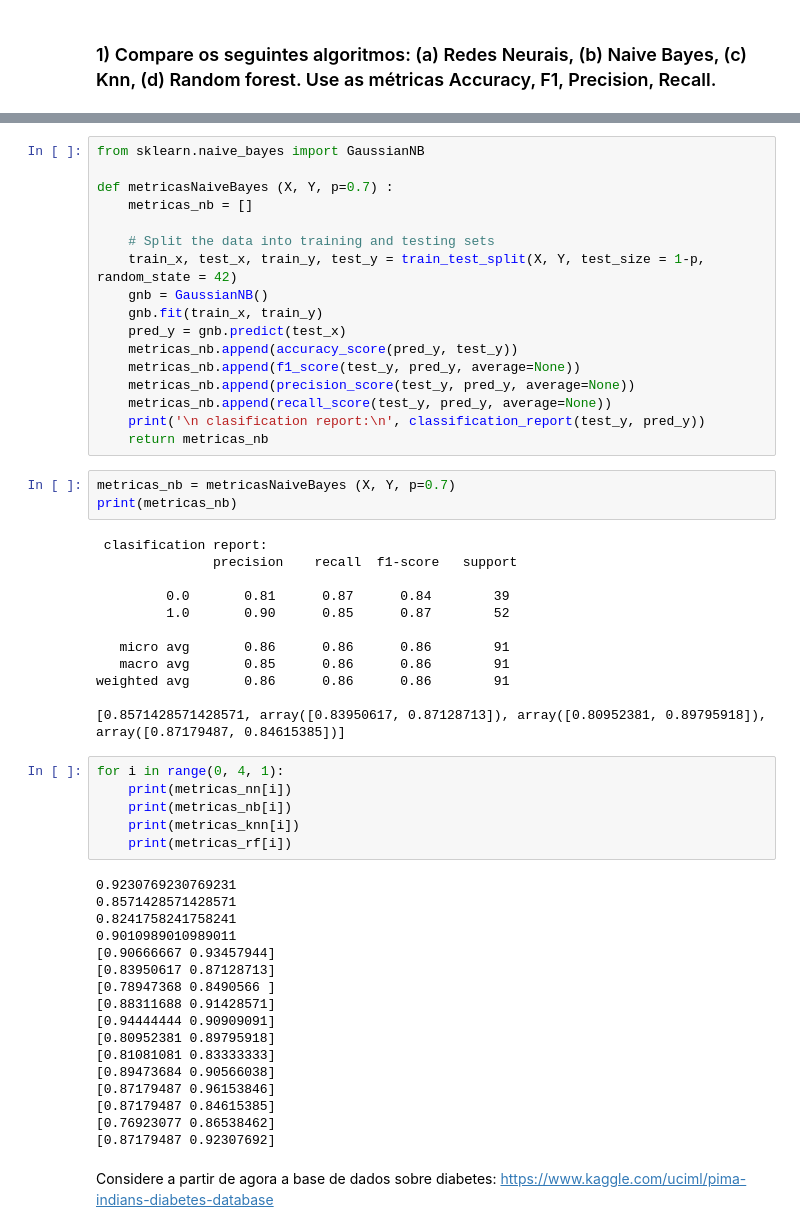
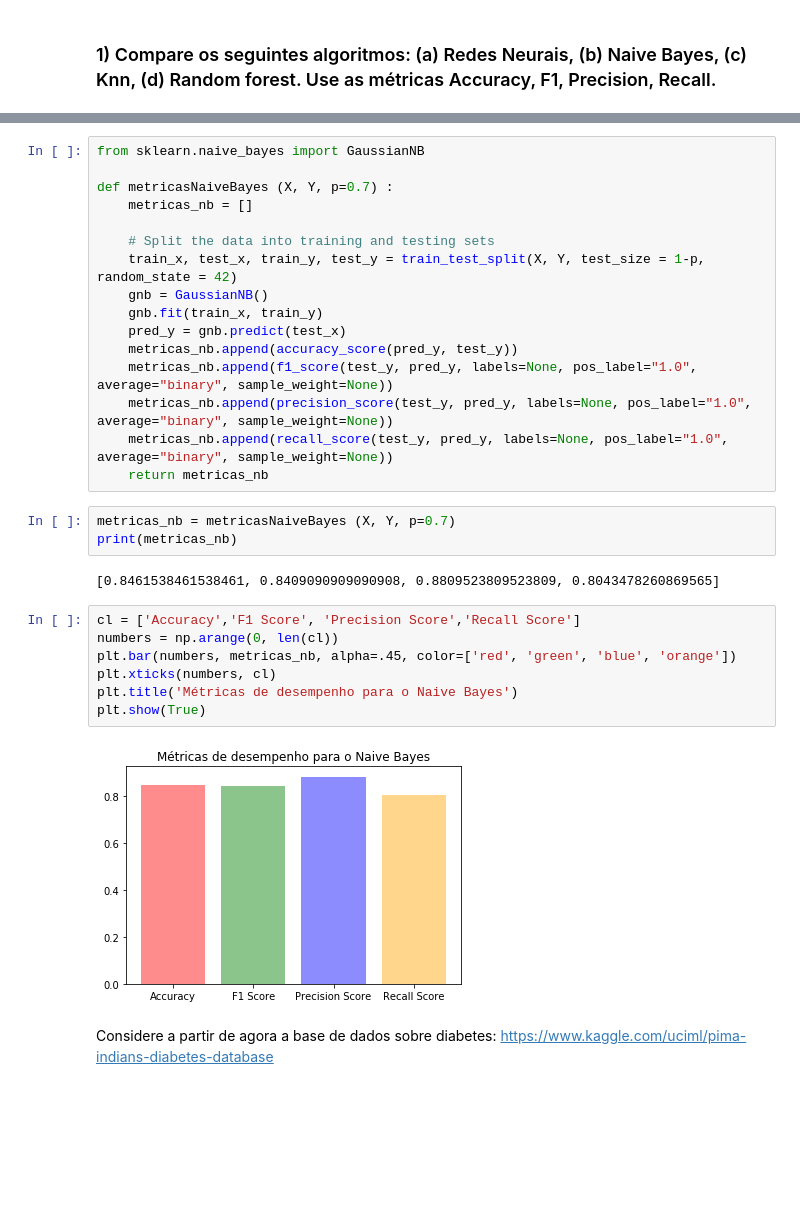
Before and after one commit to AlexandreBellas/classifiers-avaliation, a Jupyter notebook: Projeto 3.ipynb, the cells around one changed output, grey strips where cells are left out. Cells and saved outputs as stored; diff of their text form; blank space fills up the shorter version.

```diff
--- a/Projeto 3.ipynb
+++ b/Projeto 3.ipynb
@@ -160,49 +156,24 @@ def metricasNaiveBayes (X, Y, p=0.7) :
     gnb.fit(train_x, train_y)
     pred_y = gnb.predict(test_x)
     metricas_nb.append(accuracy_score(pred_y, test_y))
-    metricas_nb.append(f1_score(test_y, pred_y, average=None))
-    metricas_nb.append(precision_score(test_y, pred_y, average=None))
-    metricas_nb.append(recall_score(test_y, pred_y, average=None))
-    print('\n clasification report:\n', classification_report(test_y, pred_y))
+    metricas_nb.append(f1_score(test_y, pred_y, labels=None, pos_label="1.0", average="binary", sample_weight=None))
+    metricas_nb.append(precision_score(test_y, pred_y, labels=None, pos_label="1.0", average="binary", sample_weight=None))
+    metricas_nb.append(recall_score(test_y, pred_y, labels=None, pos_label="1.0", average="binary", sample_weight=None))
     return metricas_nb
 # %%
 metricas_nb = metricasNaiveBayes (X, Y, p=0.7)
 print(metricas_nb)
 # %% [output]
- clasification report:
-               precision    recall  f1-score   support
-
-         0.0       0.81      0.87      0.84        39
-         1.0       0.90      0.85      0.87        52
-
-   micro avg       0.86      0.86      0.86        91
-   macro avg       0.85      0.86      0.86        91
-weighted avg       0.86      0.86      0.86        91
-
-[0.8571428571428571, array([0.83950617, 0.87128713]), array([0.80952381, 0.89795918]), array([0.87179487, 0.84615385])]
+[0.8461538461538461, 0.8409090909090908, 0.8809523809523809, 0.8043478260869565]
-# %%
-for i in range(0, 4, 1):
-    print(metricas_nn[i])
-    print(metricas_nb[i])
-    print(metricas_knn[i])
-    print(metricas_rf[i])
-# %% [output]
-0.9230769230769231
-0.8571428571428571
-0.8241758241758241
-0.9010989010989011
-[0.90666667 0.93457944]
-[0.83950617 0.87128713]
-[0.78947368 0.8490566 ]
-[0.88311688 0.91428571]
-[0.94444444 0.90909091]
-[0.80952381 0.89795918]
-[0.81081081 0.83333333]
-[0.89473684 0.90566038]
-[0.87179487 0.96153846]
-[0.87179487 0.84615385]
-[0.76923077 0.86538462]
-[0.87179487 0.92307692]
+# %%
+cl = ['Accuracy','F1 Score', 'Precision Score','Recall Score']
+numbers = np.arange(0, len(cl))
+plt.bar(numbers, metricas_nb, alpha=.45, color=['red', 'green', 'blue', 'orange'])
+plt.xticks(numbers, cl)
+plt.title('Métricas de desempenho para o Naive Bayes')
+plt.show(True)
+# %% [output]
+[figure, added]
 # %% [markdown]
 Considere a partir de agora a base de dados sobre diabetes:
 https://www.kaggle.com/uciml/pima-indians-diabetes-database
```
Also changed, not shown: parts of 12 cells of this notebook.
